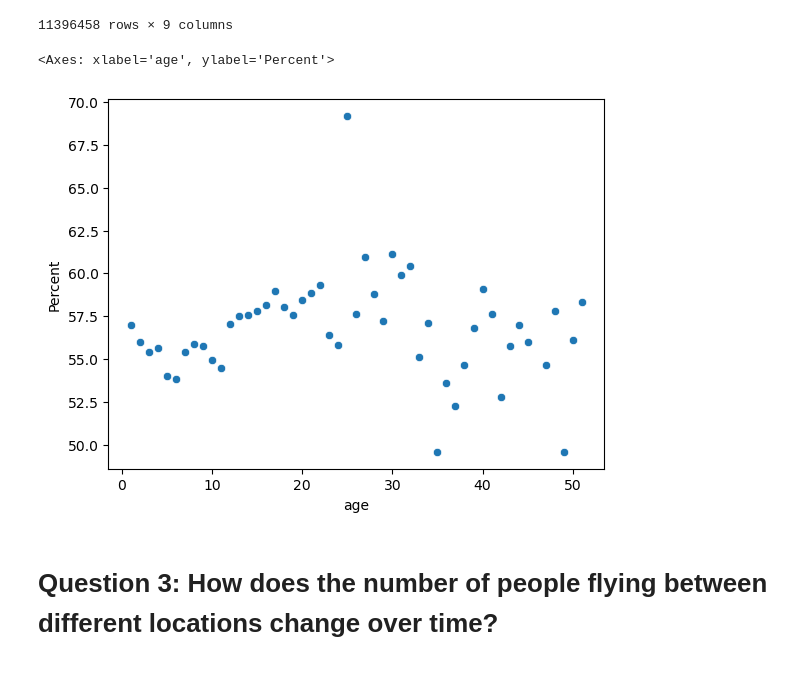
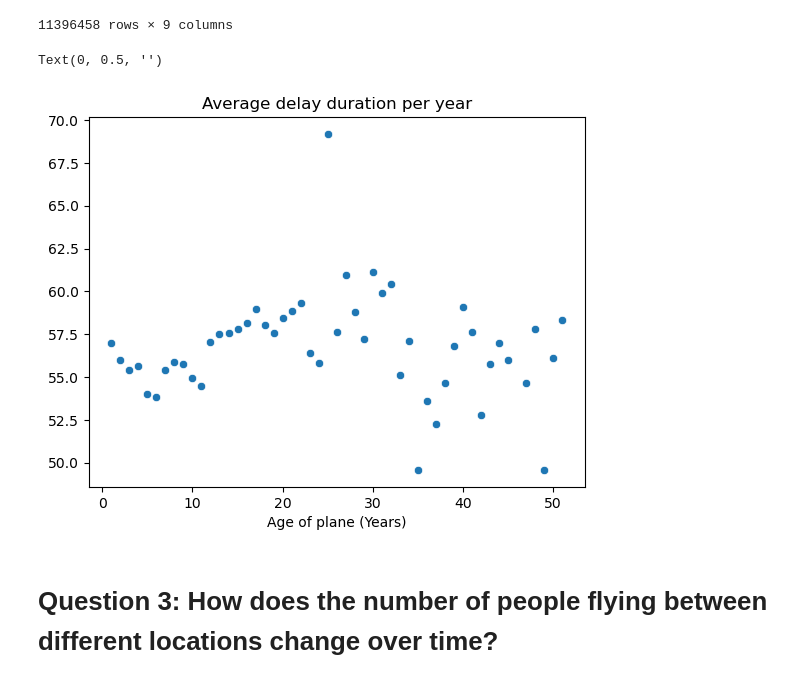
Before and after one commit to zxloo002/st2195cw, a Jupyter notebook: ZhiXian_Python.ipynb, the cells around one changed output. Cells and saved outputs as stored; diff of their text form; code cells hidden in the pictures.

Commit message:
Changes to the plot

```diff
--- a/ZhiXian_Python.ipynb
+++ b/ZhiXian_Python.ipynb
@@ -183,10 +273,14 @@ plane_data
 # %%
 #percentage of flight delay
 planepercent = plane_data.groupby('age').apply(lambda x: ((x['ADelay']==1) | (x['DDelay']==1)).mean() * 100).reset_index(name='Percent')
+
 sns.scatterplot(x= 'age', y = 'Percent', data=planepercent)
+plt.title("Average delay duration per year")
+plt.xlabel("Age of plane (Years)")
+plt.ylabel("")
 # %% [output]
-<Axes: xlabel='age', ylabel='Percent'>
+Text(0, 0.5, '')
-[figure, old version]
+[figure, new version]
 # %% [markdown]
 # Question 3: How does the number of people flying between different locations change over time?
 # %% [markdown]
```
Also changed, not shown: parts of 11 cells of this notebook.
